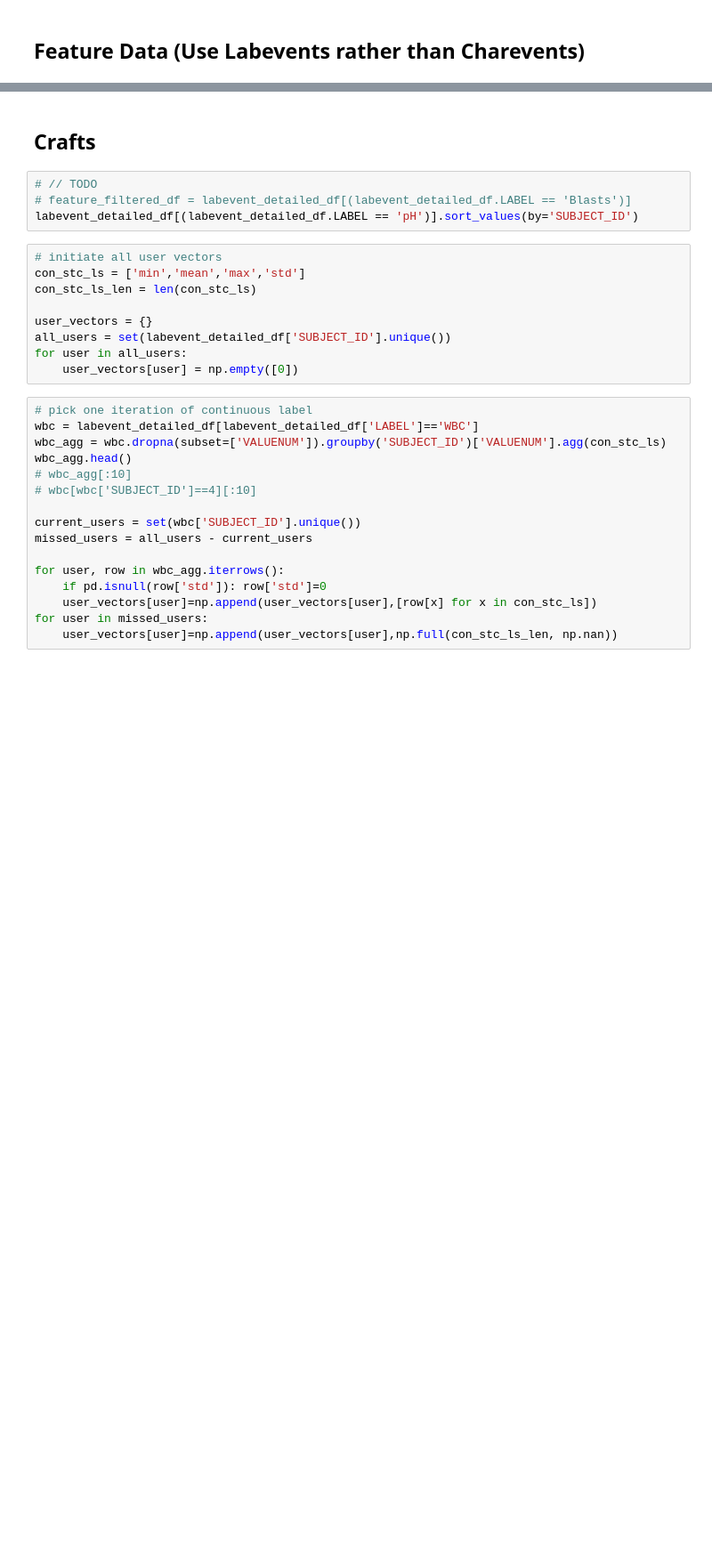
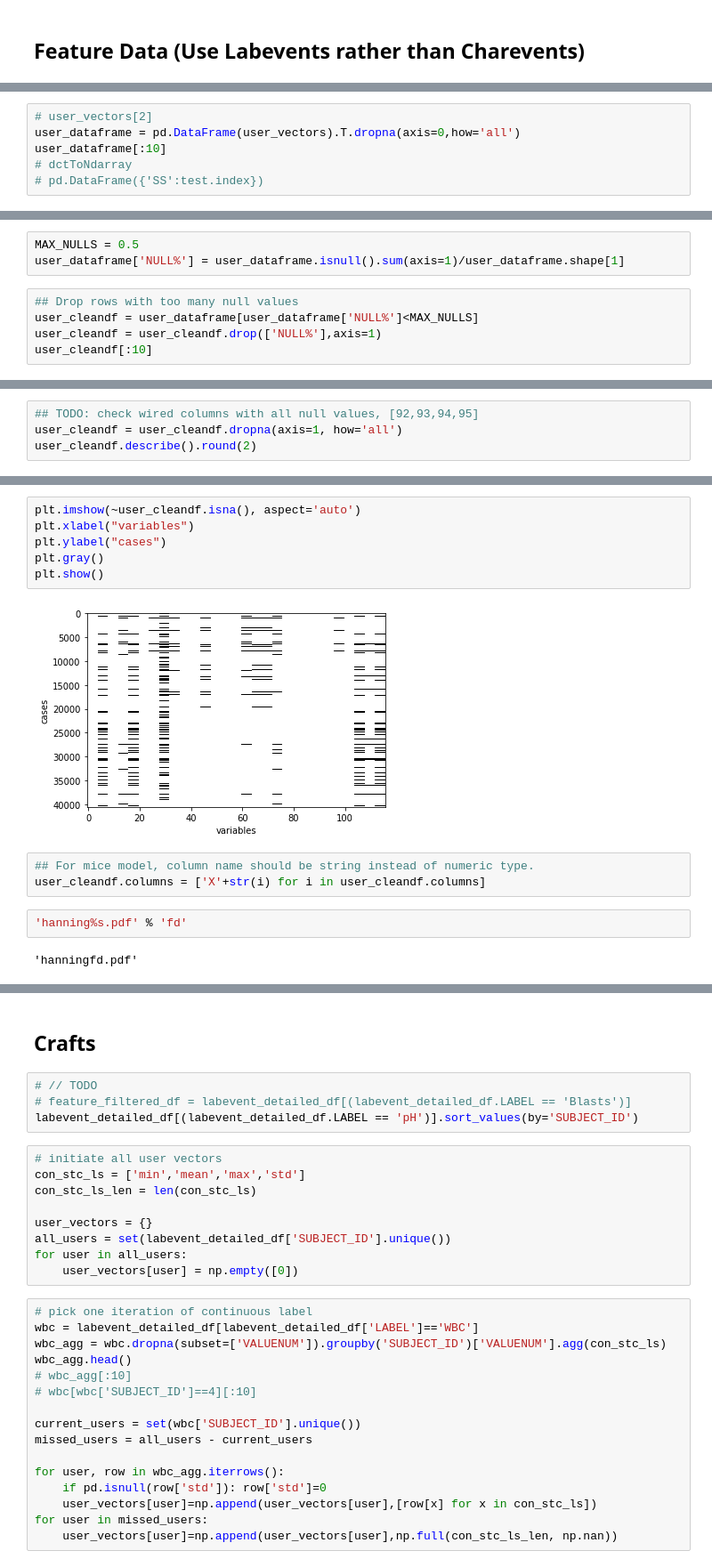
Before and after one commit to liuzi/Clinic-Analysis, a Jupyter notebook: Clustering.ipynb, the cells around one changed output, grey strips where cells are left out. Shown: that part at 89% size. Saved outputs shown, nothing was run; the diff lists cells and outputs as text; blank space fills up the shorter version.

```diff
--- a/Clustering.ipynb
+++ b/Clustering.ipynb
@@ -290,0 +182,6 @@ plt.show()
+# %%
+# user_vectors[2]
+user_dataframe = pd.DataFrame(user_vectors).T.dropna(axis=0,how='all')
+user_dataframe[:10]
+# dctToNdarray
+# pd.DataFrame({'SS':test.index})
@@ -290,0 +201,8 @@ plt.show()
+# %%
+MAX_NULLS = 0.5
+user_dataframe['NULL%'] = user_dataframe.isnull().sum(axis=1)/user_dataframe.shape[1]
+# %%
+## Drop rows with too many null values
+user_cleandf = user_dataframe[user_dataframe['NULL%']<MAX_NULLS]
+user_cleandf = user_cleandf.drop(['NULL%'],axis=1)
+user_cleandf[:10]
@@ -290,0 +230,4 @@ plt.show()
+# %%
+## TODO: check wired columns with all null values, [92,93,94,95]
+user_cleandf = user_cleandf.dropna(axis=1, how='all')
+user_cleandf.describe().round(2)
@@ -290,0 +265,15 @@ plt.show()
+# %%
+plt.imshow(~user_cleandf.isna(), aspect='auto')
+plt.xlabel("variables")
+plt.ylabel("cases")
+plt.gray()
+plt.show()
+# %% [output]
+[figure, added]
+# %%
+## For mice model, column name should be string instead of numeric type.
+user_cleandf.columns = ['X'+str(i) for i in user_cleandf.columns]
+# %%
+'hanning%s.pdf' % 'fd'
+# %% [output]
+'hanningfd.pdf'
```
Also changed, not shown: parts of 52 cells of this notebook, 4 other files.
